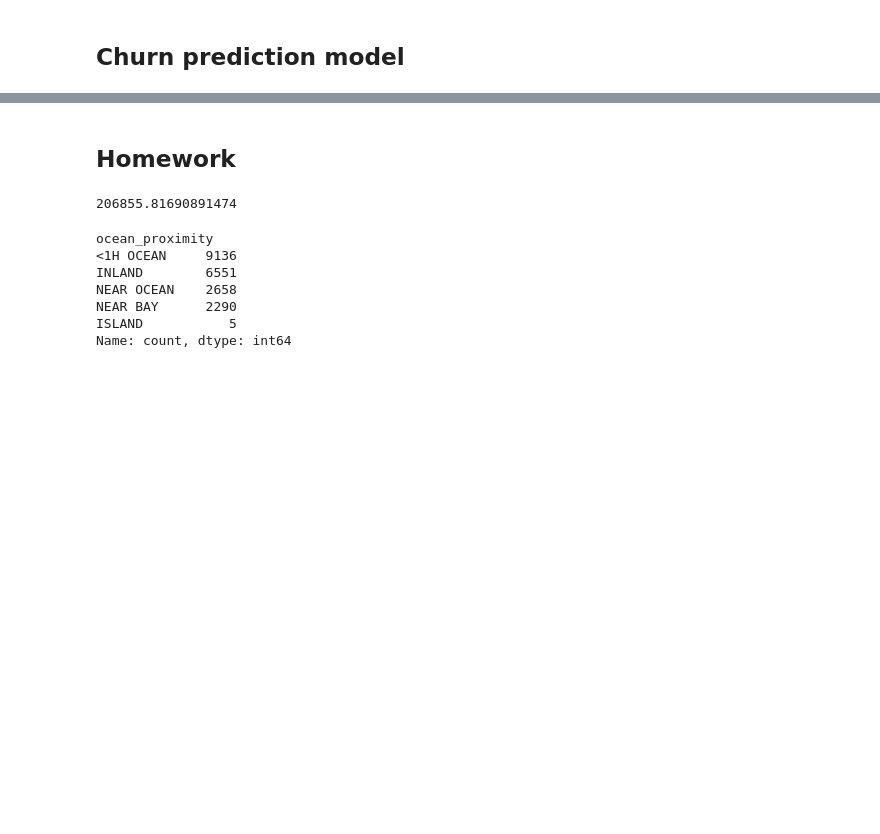
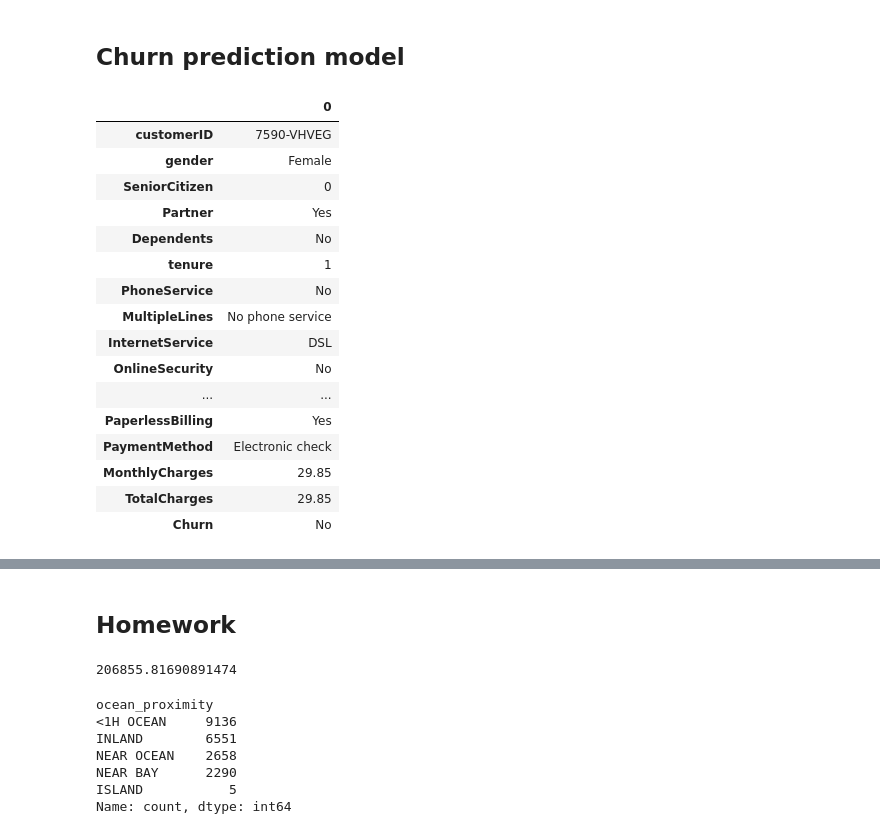
Before and after one commit to Rhys-McAlister/ml-zoomcamp, a Jupyter notebook: Week_3/week_3.ipynb, the cells around one changed output, grey strips where cells are left out. Drawn from its saved outputs; the diff is of its cells as text; code cells hidden in the pictures; blank space fills up the shorter version.

```diff
--- a/Week_3/week_3.ipynb
+++ b/Week_3/week_3.ipynb
@@ -22,0 +25,20 @@ The autoreload extension is already loaded. To reload it, use:
+# %%
+churn_data.head(1).T
+# %% [output]
+|  | 0 |
+| customerID | 7590-VHVEG |
+| gender | Female |
+| SeniorCitizen | 0 |
+| Partner | Yes |
+| Dependents | No |
+| tenure | 1 |
+| PhoneService | No |
+| MultipleLines | No phone service |
+| InternetService | DSL |
+| OnlineSecurity | No |
+| ... | ... |
+| PaperlessBilling | Yes |
+| PaymentMethod | Electronic check |
+| MonthlyCharges | 29.85 |
+| TotalCharges | 29.85 |
+| Churn | No |
```
Also changed, not shown: parts of 13 cells of this notebook, 1 other file.
